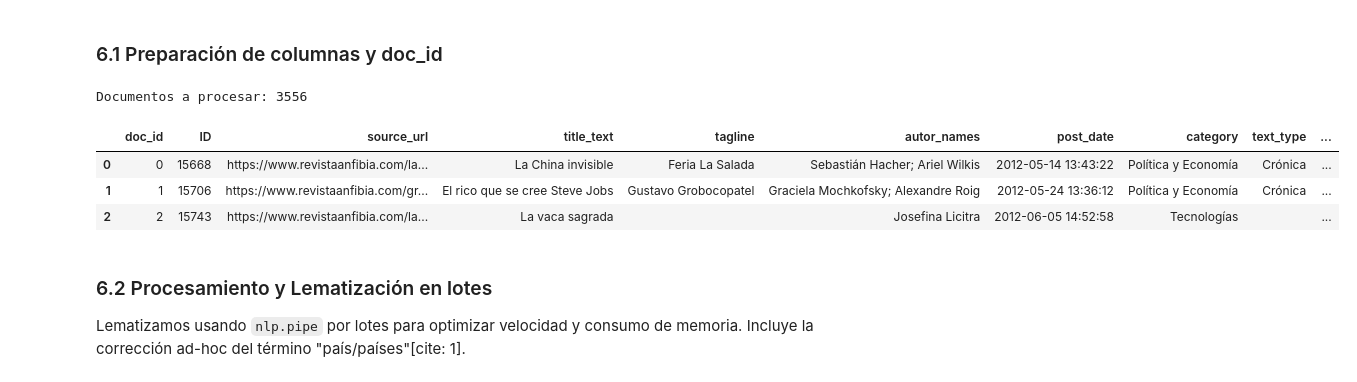
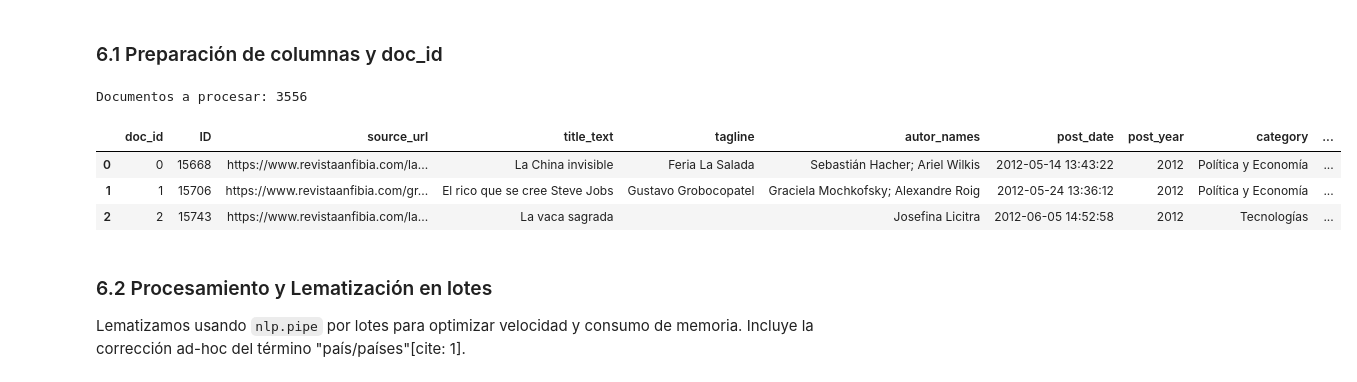
Before and after one commit to MauricioKreszczuk/anfibia-unsam, a Jupyter notebook: notebooks/02.exploracion_limpieza_lematizacion.ipynb, the cells around one changed output. Cells and saved outputs as stored; diff of their text form; code cells hidden in the pictures.

```diff
--- a/notebooks/02.exploracion_limpieza_lematizacion.ipynb
+++ b/notebooks/02.exploracion_limpieza_lematizacion.ipynb
@@ -343,29 +343,29 @@ spaCy disponible: True
 ### 6.1 Preparación de columnas y doc_id
 # %%
 TEXT_COLUMN = "document_text_final"
-ATTRIBUTE_COLUMNS = ["tagline", "autor_names", "post_date", "category", "text_type"]
+ATTRIBUTE_COLUMNS = ["tagline", "autor_names", "post_date", "post_year", "category", "post_tag", "text_type"]
 ID_COLUMNS = ["ID", "source_url", "title_text"]
 USE_COLUMNS = [c for c in ID_COLUMNS + ATTRIBUTE_COLUMNS + [TEXT_COLUMN] if c in corpus.columns]
 
 df_lem = corpus[USE_COLUMNS].copy()
 
 df_lem[TEXT_COLUMN] = df_lem[TEXT_COLUMN].fillna("").astype(str)
 for col in ATTRIBUTE_COLUMNS:
     if col in df_lem.columns:
         df_lem[col] = df_lem[col].fillna("").astype(str).str.strip()
 
 df_lem = df_lem[df_lem[TEXT_COLUMN].str.strip().ne("")].copy()
 df_lem = df_lem.reset_index(drop=True)
 df_lem.insert(0, "doc_id", df_lem.index)
 
 print(f"Documentos a procesar: {df_lem.shape[0]}")
 display(df_lem.head(3))
 # %% [output]
 Documentos a procesar: 3556
-|  | doc_id | ID | source_url | title_text | tagline | autor_names | post_date | category | text_type | ... |
-| 0 | 0 | 15668 | https://www.revistaanfibia.com/la... | La China invisible | Feria La Salada | Sebastián Hacher; Ariel Wilkis | 2012-05-14 13:43:22 | Política y Economía | Crónica | ... |
-| 1 | 1 | 15706 | https://www.revistaanfibia.com/gr... | El rico que se cree Steve Jobs | Gustavo Grobocopatel | Graciela Mochkofsky; Alexandre Roig | 2012-05-24 13:36:12 | Política y Economía | Crónica | ... |
-| 2 | 2 | 15743 | https://www.revistaanfibia.com/la... | La vaca sagrada |  | Josefina Licitra | 2012-06-05 14:52:58 | Tecnologías |  | ... |
+|  | doc_id | ID | source_url | title_text | tagline | autor_names | post_date | post_year | category | ... |
+| 0 | 0 | 15668 | https://www.revistaanfibia.com/la... | La China invisible | Feria La Salada | Sebastián Hacher; Ariel Wilkis | 2012-05-14 13:43:22 | 2012 | Política y Economía | ... |
+| 1 | 1 | 15706 | https://www.revistaanfibia.com/gr... | El rico que se cree Steve Jobs | Gustavo Grobocopatel | Graciela Mochkofsky; Alexandre Roig | 2012-05-24 13:36:12 | 2012 | Política y Economía | ... |
+| 2 | 2 | 15743 | https://www.revistaanfibia.com/la... | La vaca sagrada |  | Josefina Licitra | 2012-06-05 14:52:58 | 2012 | Tecnologías | ... |
 # %% [markdown]
 ### 6.2 Procesamiento y Lematización en lotes
 
```
Also changed, not shown: 4 other files.
